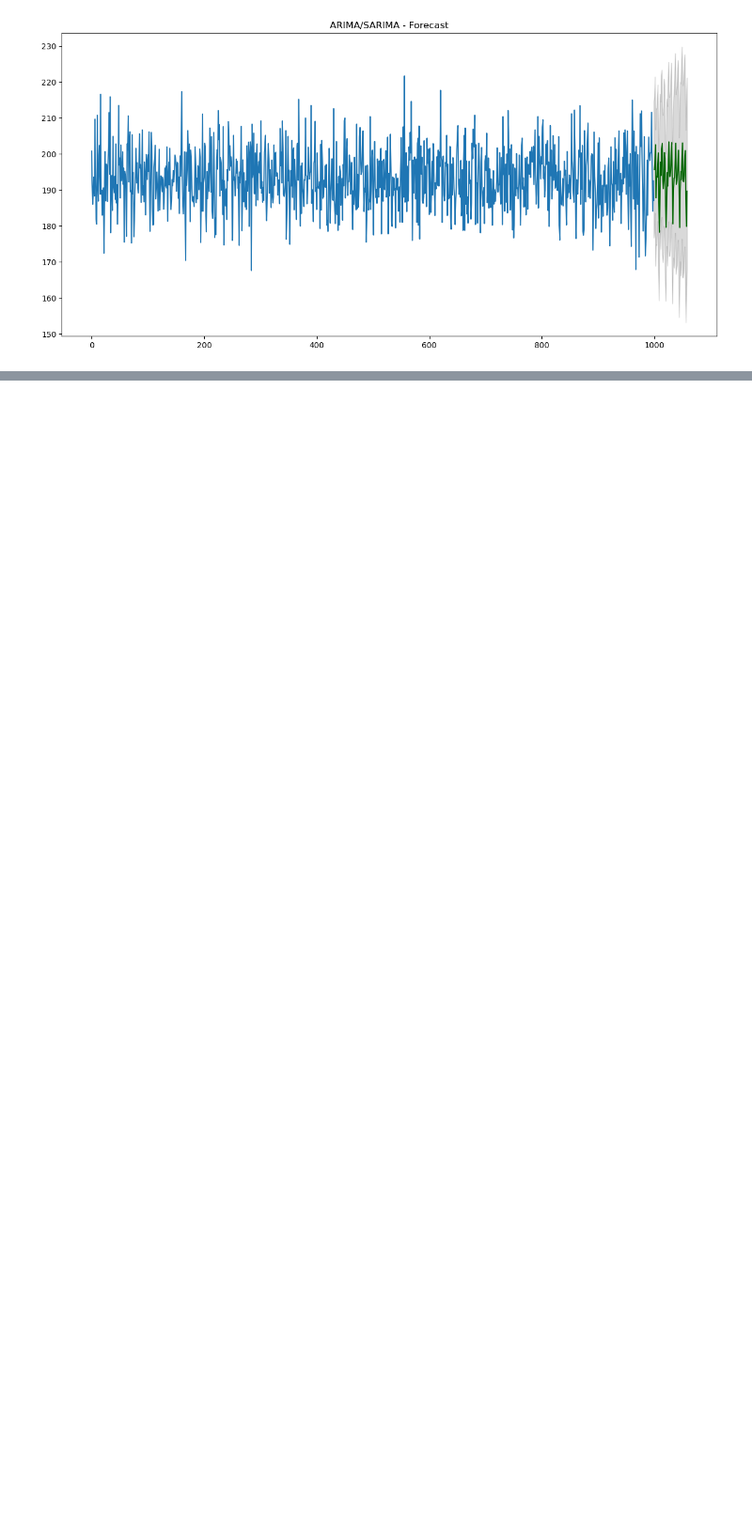
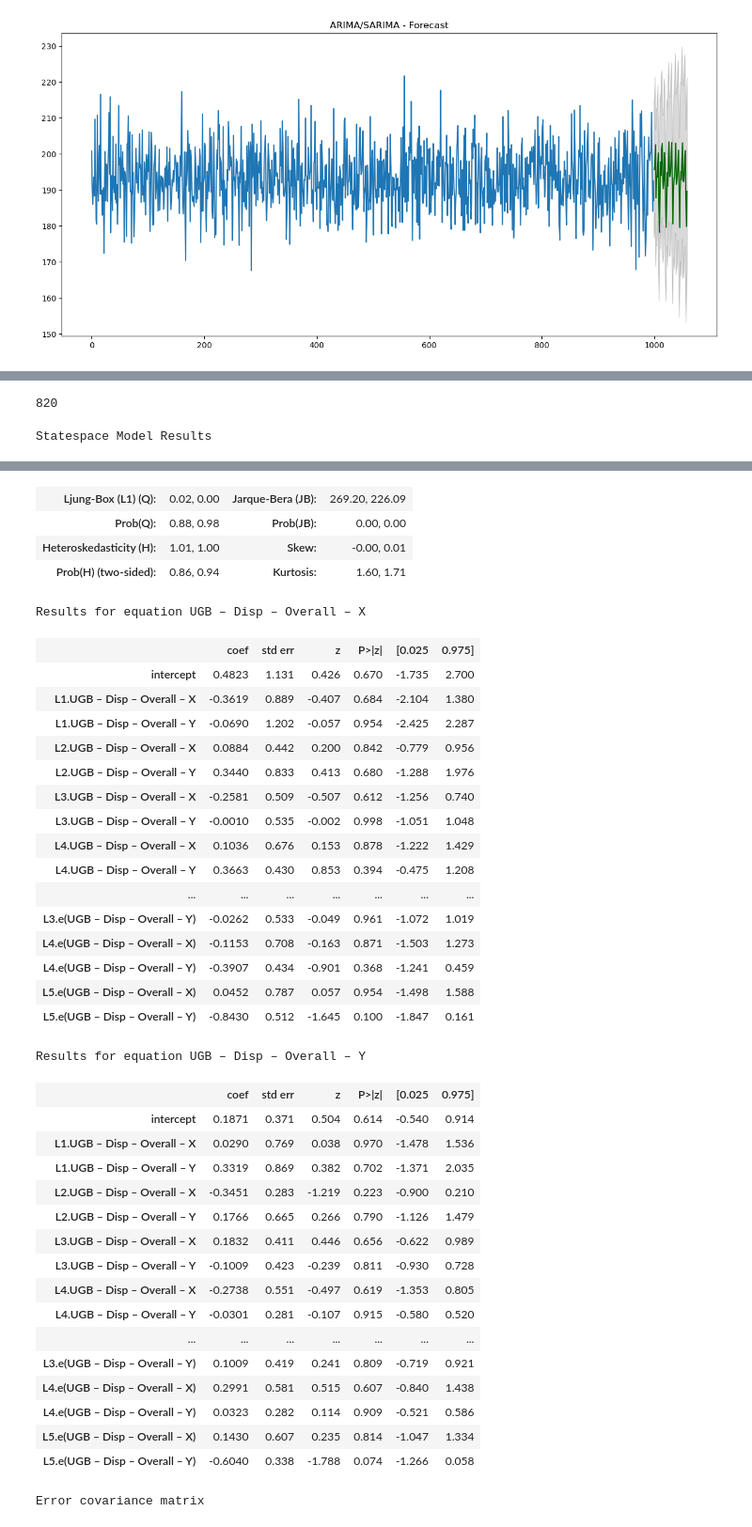
Before and after one commit to mekatronik-achmadi/Predict-CBM, a Jupyter notebook: Vale/TestOlahPy/plant_modelling/model_time_series.ipynb, the cells around one changed output, grey strips where cells are left out. Shown: that part at 94% size. Saved outputs shown, nothing was run; the diff lists cells and outputs as text; code cells hidden in the pictures; blank space fills up the shorter version.

```diff
--- a/Vale/TestOlahPy/plant_modelling/model_time_series.ipynb
+++ b/Vale/TestOlahPy/plant_modelling/model_time_series.ipynb
@@ -124,0 +202,14 @@ forecast(SARIMA_model)
+# %%
+# create train test data
+
+train, test = train_test_split(ugb, test_size=0.2)
+len(test)
+# %% [output]
+820
+# %%
+# create the time series model
+model = sm.tsa.VARMAX(train, order=(5, 5), trend='c')
+model_result = model.fit(maxiter=1000, disp=False)
+model_result.summary()
+# %% [output]
+Statespace Model Results
@@ -124,0 +224,39 @@ forecast(SARIMA_model)
+| Ljung-Box (L1) (Q): | 0.02, 0.00 | Jarque-Bera (JB): | 269.20, 226.09 |
+| Prob(Q): | 0.88, 0.98 | Prob(JB): | 0.00, 0.00 |
+| Heteroskedasticity (H): | 1.01, 1.00 | Skew: | -0.00, 0.01 |
+| Prob(H) (two-sided): | 0.86, 0.94 | Kurtosis: | 1.60, 1.71 |
+Results for equation UGB – Disp – Overall – X
+|  | coef | std err | z | P>|z| | [0.025 | 0.975] |
+| intercept | 0.4823 | 1.131 | 0.426 | 0.670 | -1.735 | 2.700 |
+| L1.UGB – Disp – Overall – X | -0.3619 | 0.889 | -0.407 | 0.684 | -2.104 | 1.380 |
+| L1.UGB – Disp – Overall – Y | -0.0690 | 1.202 | -0.057 | 0.954 | -2.425 | 2.287 |
+| L2.UGB – Disp – Overall – X | 0.0884 | 0.442 | 0.200 | 0.842 | -0.779 | 0.956 |
+| L2.UGB – Disp – Overall – Y | 0.3440 | 0.833 | 0.413 | 0.680 | -1.288 | 1.976 |
+| L3.UGB – Disp – Overall – X | -0.2581 | 0.509 | -0.507 | 0.612 | -1.256 | 0.740 |
+| L3.UGB – Disp – Overall – Y | -0.0010 | 0.535 | -0.002 | 0.998 | -1.051 | 1.048 |
+| L4.UGB – Disp – Overall – X | 0.1036 | 0.676 | 0.153 | 0.878 | -1.222 | 1.429 |
+| L4.UGB – Disp – Overall – Y | 0.3663 | 0.430 | 0.853 | 0.394 | -0.475 | 1.208 |
+| ... | ... | ... | ... | ... | ... | ... |
+| L3.e(UGB – Disp – Overall – Y) | -0.0262 | 0.533 | -0.049 | 0.961 | -1.072 | 1.019 |
+| L4.e(UGB – Disp – Overall – X) | -0.1153 | 0.708 | -0.163 | 0.871 | -1.503 | 1.273 |
+| L4.e(UGB – Disp – Overall – Y) | -0.3907 | 0.434 | -0.901 | 0.368 | -1.241 | 0.459 |
+| L5.e(UGB – Disp – Overall – X) | 0.0452 | 0.787 | 0.057 | 0.954 | -1.498 | 1.588 |
+| L5.e(UGB – Disp – Overall – Y) | -0.8430 | 0.512 | -1.645 | 0.100 | -1.847 | 0.161 |
+Results for equation UGB – Disp – Overall – Y
+|  | coef | std err | z | P>|z| | [0.025 | 0.975] |
+| intercept | 0.1871 | 0.371 | 0.504 | 0.614 | -0.540 | 0.914 |
+| L1.UGB – Disp – Overall – X | 0.0290 | 0.769 | 0.038 | 0.970 | -1.478 | 1.536 |
+| L1.UGB – Disp – Overall – Y | 0.3319 | 0.869 | 0.382 | 0.702 | -1.371 | 2.035 |
+| L2.UGB – Disp – Overall – X | -0.3451 | 0.283 | -1.219 | 0.223 | -0.900 | 0.210 |
+| L2.UGB – Disp – Overall – Y | 0.1766 | 0.665 | 0.266 | 0.790 | -1.126 | 1.479 |
+| L3.UGB – Disp – Overall – X | 0.1832 | 0.411 | 0.446 | 0.656 | -0.622 | 0.989 |
+| L3.UGB – Disp – Overall – Y | -0.1009 | 0.423 | -0.239 | 0.811 | -0.930 | 0.728 |
+| L4.UGB – Disp – Overall – X | -0.2738 | 0.551 | -0.497 | 0.619 | -1.353 | 0.805 |
+| L4.UGB – Disp – Overall – Y | -0.0301 | 0.281 | -0.107 | 0.915 | -0.580 | 0.520 |
+| ... | ... | ... | ... | ... | ... | ... |
+| L3.e(UGB – Disp – Overall – Y) | 0.1009 | 0.419 | 0.241 | 0.809 | -0.719 | 0.921 |
+| L4.e(UGB – Disp – Overall – X) | 0.2991 | 0.581 | 0.515 | 0.607 | -0.840 | 1.438 |
+| L4.e(UGB – Disp – Overall – Y) | 0.0323 | 0.282 | 0.114 | 0.909 | -0.521 | 0.586 |
+| L5.e(UGB – Disp – Overall – X) | 0.1430 | 0.607 | 0.235 | 0.814 | -1.047 | 1.334 |
+| L5.e(UGB – Disp – Overall – Y) | -0.6040 | 0.338 | -1.788 | 0.074 | -1.266 | 0.058 |
+Error covariance matrix
```
Also changed, not shown: parts of 11 cells of this notebook, 4 other files.
